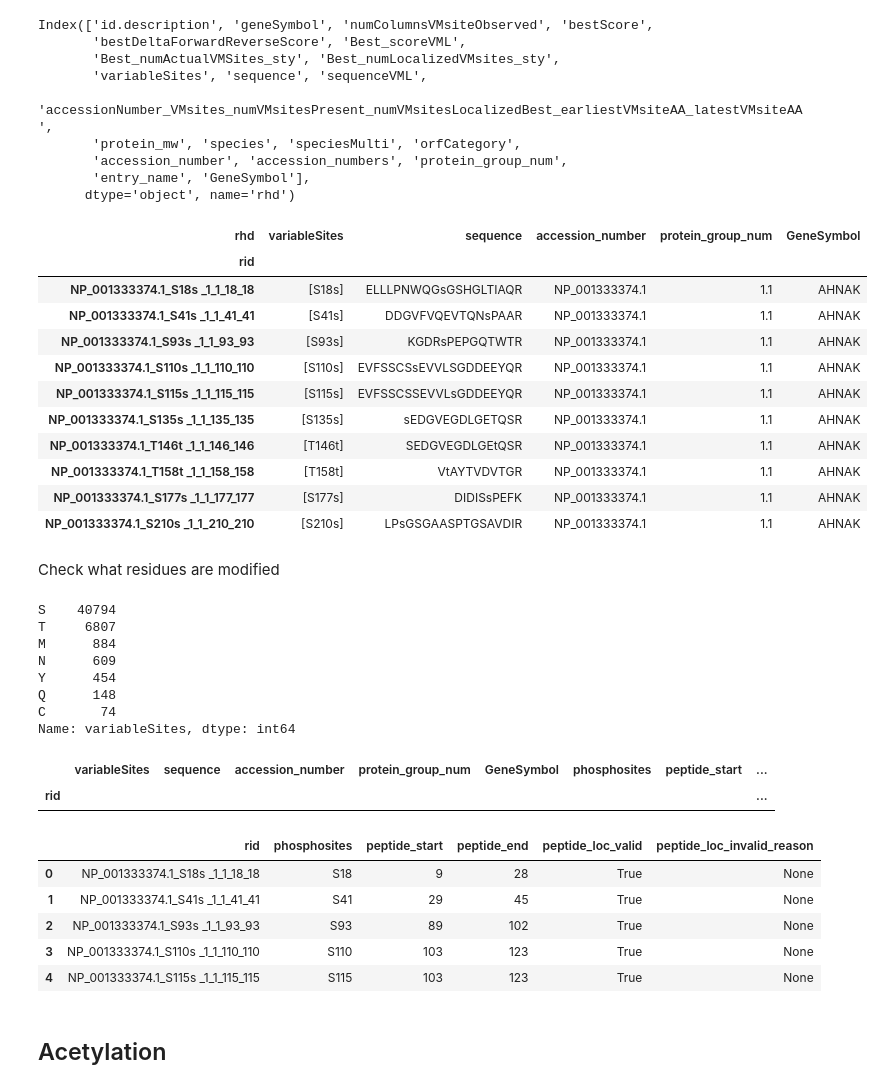
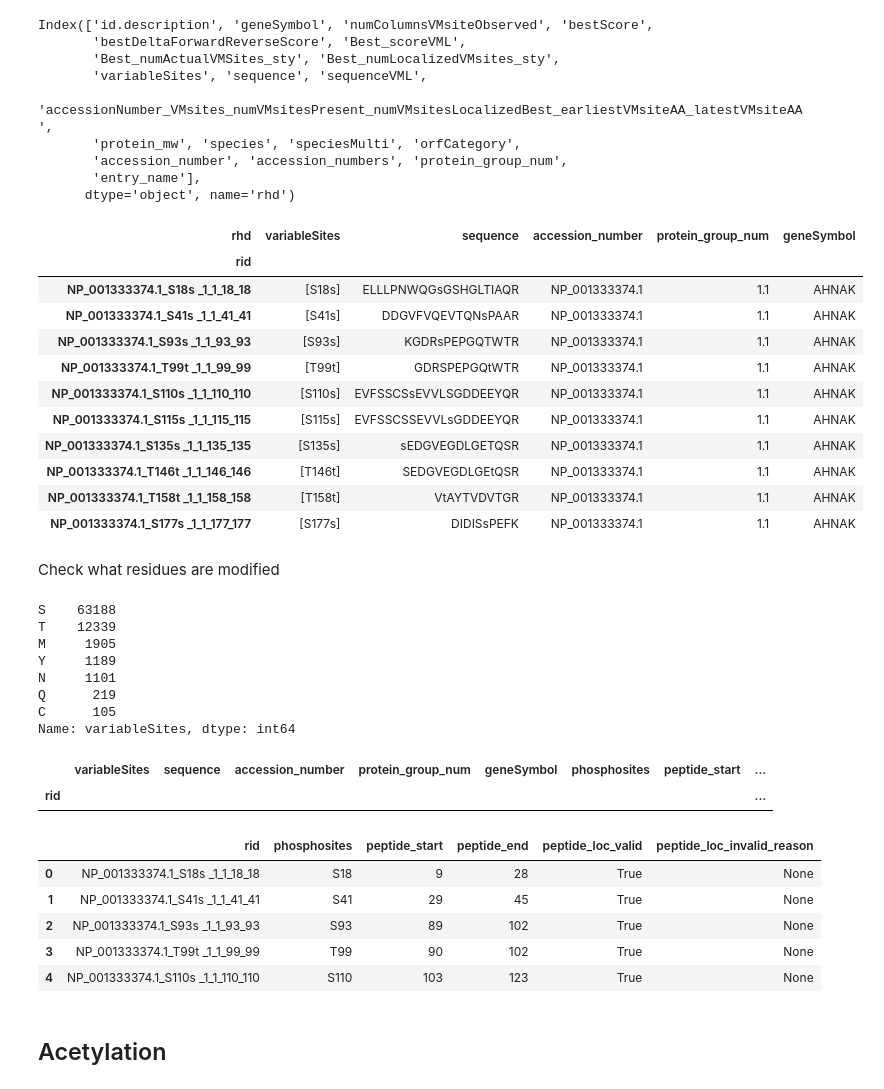
Before and after one commit to ccwang002/cptac_proteome_preprocess, a Jupyter notebook: notebooks/01_cptac3/03_luad_discovery_peptide_range.ipynb, the cells around one changed output. Cells and saved outputs as stored; diff of their text form; code cells hidden in the pictures.

```diff
--- a/notebooks/01_cptac3/03_luad_discovery_peptide_range.ipynb
+++ b/notebooks/01_cptac3/03_luad_discovery_peptide_range.ipynb
@@ -6,12 +6,12 @@ from pysam import FastaFile
 import pandas as pd
 from cmapPy.pandasGEXpress.parse import parse
 # %%
-DATA_ROOT = Path('/Users/liang/Box/MyCPTAC/CPTAC_proteome_v1/')
+DATA_ROOT = Path('/Users/liang/Box/MyCPTAC/CPTAC_proteome_v2.0/')
 # %%
 protein_fa = FastaFile(str(DATA_ROOT / 'DCC/RefSeq_20180629/RefSeq.20180629_Human_ucsc_hg38_cpdbnr_mito_264contams.fasta.gz'))
 # %%
 raw_phospho_gct = parse(
-    str(DATA_ROOT / 'CPTAC3/LUAD_discovery/luad-v3.1-phosphoproteome-ratio-norm-NArm.gct')
+    str(DATA_ROOT / 'CPTAC3/LUAD_discovery/luad-v3.1-phosphoproteome-ratio-norm-unfiltered.gct')
 )
 # %%
 raw_phospho_gct.row_metadata_df.columns
@@ -23,41 +23,41 @@ Index(['id.description', 'geneSymbol', 'numColumnsVMsiteObserved', 'bestScore',
        'accessionNumber_VMsites_numVMsitesPresent_numVMsitesLocalizedBest_earliestVMsiteAA_latestVMsiteAA',
        'protein_mw', 'species', 'speciesMulti', 'orfCategory',
        'accession_number', 'accession_numbers', 'protein_group_num',
-       'entry_name', 'GeneSymbol'],
+       'entry_name'],
       dtype='object', name='rhd')
 # %%
 peptide_df = raw_phospho_gct.row_metadata_df.loc[
     # Only Keep RefSeq accessions
     ~raw_phospho_gct.row_metadata_df['accession_number'].str.startswith('smORF'),
-    ['variableSites', 'sequence', 'accession_number', 'protein_group_num', 'GeneSymbol']
+    ['variableSites', 'sequence', 'accession_number', 'protein_group_num', 'geneSymbol']
 ]
 peptide_df['variableSites'] = peptide_df['variableSites'].str.findall(r'[A-Z]\d+[a-z]')
 peptide_df.head(10)
 # %% [output]
-| rhd | variableSites | sequence | accession_number | protein_group_num | GeneSymbol |
+| rhd | variableSites | sequence | accession_number | protein_group_num | geneSymbol |
 | rid |  |  |  |  |  |
 | NP_001333374.1_S18s _1_1_18_18 | [S18s] | ELLLPNWQGsGSHGLTIAQR | NP_001333374.1 | 1.1 | AHNAK |
 | NP_001333374.1_S41s _1_1_41_41 | [S41s] | DDGVFVQEVTQNsPAAR | NP_001333374.1 | 1.1 | AHNAK |
 | NP_001333374.1_S93s _1_1_93_93 | [S93s] | KGDRsPEPGQTWTR | NP_001333374.1 | 1.1 | AHNAK |
+| NP_001333374.1_T99t _1_1_99_99 | [T99t] | GDRSPEPGQtWTR | NP_001333374.1 | 1.1 | AHNAK |
 | NP_001333374.1_S110s _1_1_110_110 | [S110s] | EVFSSCSsEVVLSGDDEEYQR | NP_001333374.1 | 1.1 | AHNAK |
 | NP_001333374.1_S115s _1_1_115_115 | [S115s] | EVFSSCSSEVVLsGDDEEYQR | NP_001333374.1 | 1.1 | AHNAK |
 | NP_001333374.1_S135s _1_1_135_135 | [S135s] | sEDGVEGDLGETQSR | NP_001333374.1 | 1.1 | AHNAK |
 | NP_001333374.1_T146t _1_1_146_146 | [T146t] | SEDGVEGDLGEtQSR | NP_001333374.1 | 1.1 | AHNAK |
 | NP_001333374.1_T158t _1_1_158_158 | [T158t] | VtAYTVDVTGR | NP_001333374.1 | 1.1 | AHNAK |
 | NP_001333374.1_S177s _1_1_177_177 | [S177s] | DIDISsPEFK | NP_001333374.1 | 1.1 | AHNAK |
-| NP_001333374.1_S210s _1_1_210_210 | [S210s] | LPsGSGAASPTGSAVDIR | NP_001333374.1 | 1.1 | AHNAK |
 # %% [markdown]
 Check what residues are modified
 # %%
 peptide_df['variableSites'].explode().apply(lambda x: x[0]).value_counts()
 # %% [output]
-S    40794
-T     6807
-M      884
-N      609
-Y      454
-Q      148
-C       74
+S    63188
+T    12339
+M     1905
+Y     1189
+N     1101
+Q      219
+C      105
 Name: variableSites, dtype: int64
 # %%
 # Keep only STY that are phosphosites
@@ -97,7 +97,7 @@ peptide_with_loc_df = pd.concat([peptide_df, peptide_loc_range_df], axis=1)
 # List all the invalid peptides
 peptide_with_loc_df[~peptide_loc_range_df['peptide_loc_valid']].head()
 # %% [output]
-|  | variableSites | sequence | accession_number | protein_group_num | GeneSymbol | phosphosites | peptide_start | ... |
+|  | variableSites | sequence | accession_number | protein_group_num | geneSymbol | phosphosites | peptide_start | ... |
 | rid |  |  |  |  |  |  |  | ... |
 # %%
 out_df = peptide_with_loc_df.loc[
@@ -117,8 +117,8 @@ out_df.head()
 | 0 | NP_001333374.1_S18s _1_1_18_18 | S18 | 9 | 28 | True | None |
 | 1 | NP_001333374.1_S41s _1_1_41_41 | S41 | 29 | 45 | True | None |
 | 2 | NP_001333374.1_S93s _1_1_93_93 | S93 | 89 | 102 | True | None |
-| 3 | NP_001333374.1_S110s _1_1_110_110 | S110 | 103 | 123 | True | None |
-| 4 | NP_001333374.1_S115s _1_1_115_115 | S115 | 103 | 123 | True | None |
+| 3 | NP_001333374.1_T99t _1_1_99_99 | T99 | 90 | 102 | True | None |
+| 4 | NP_001333374.1_S110s _1_1_110_110 | S110 | 103 | 123 | True | None |
 # %% [markdown]
 ## Acetylation
 # %%
```
Also changed, not shown: parts of 7 cells of this notebook, 24 other files.
